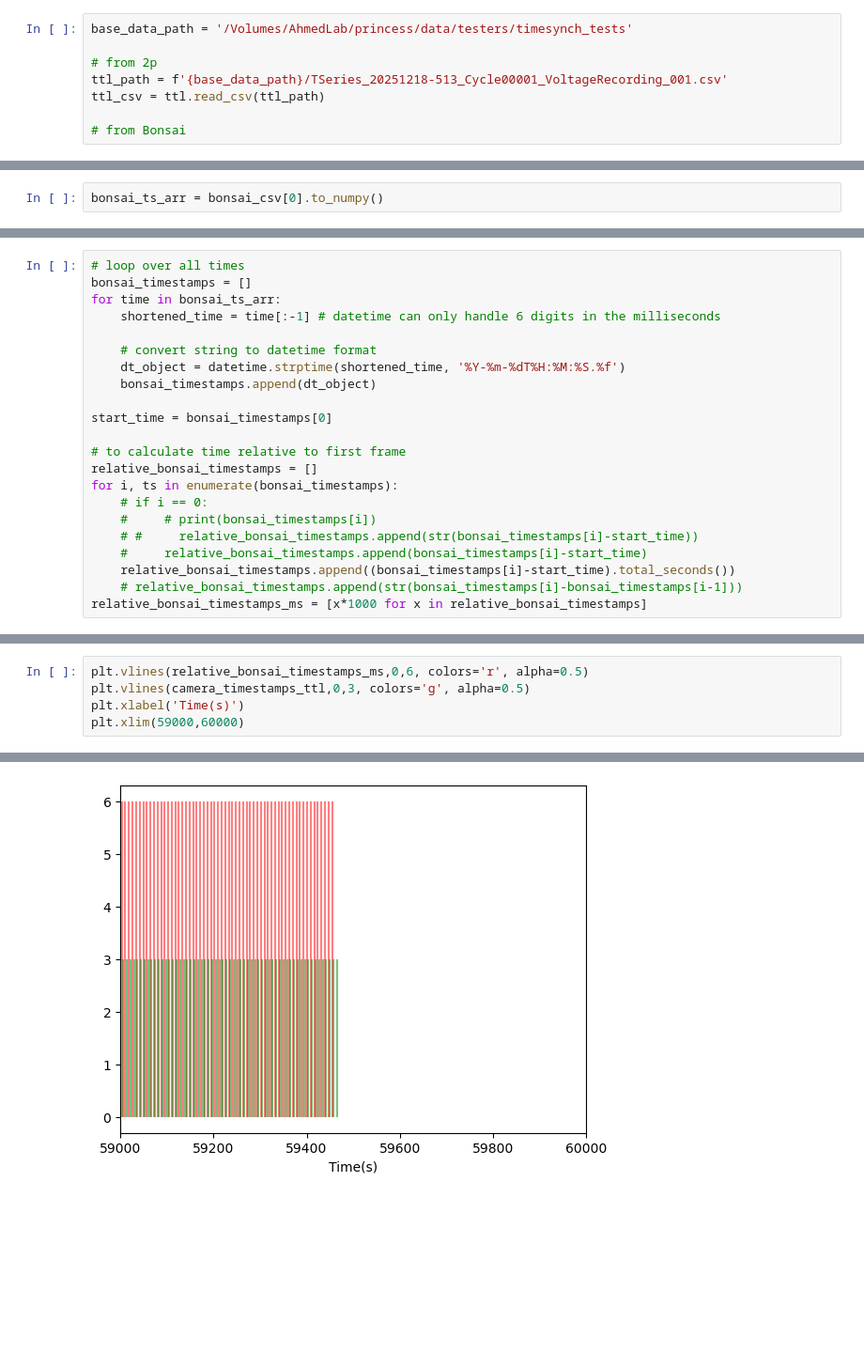
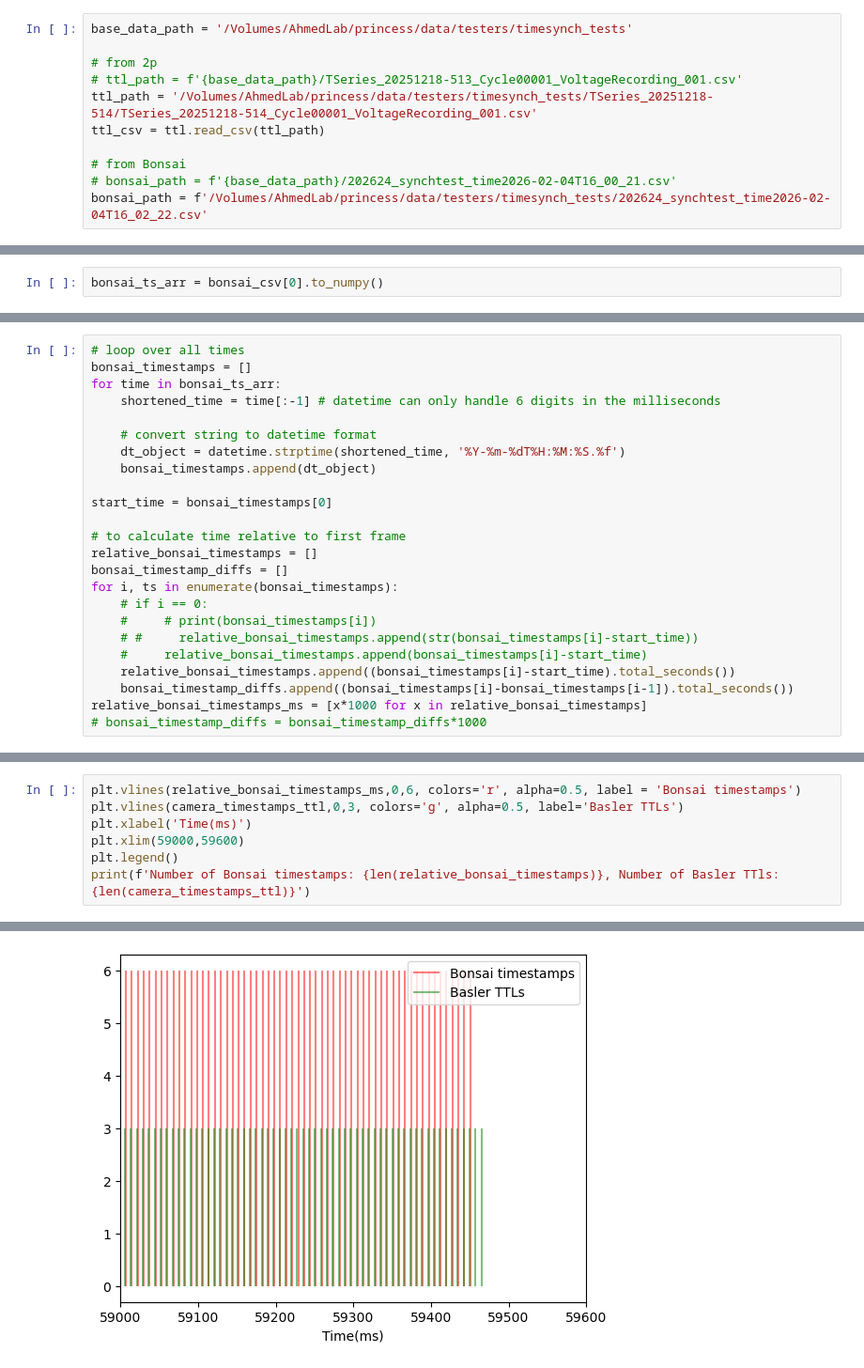
Before and after one commit to ptarabishi/maui_codebook, a Jupyter notebook: notebooks/2026_02_05_timesynch.ipynb, the cells around one changed output, grey strips where cells are left out. Shown at 94% size. Cells and saved outputs as stored; diff of their text form; blank space fills up the shorter version.

```diff
--- a/notebooks/2026_02_05_timesynch.ipynb
+++ b/notebooks/2026_02_05_timesynch.ipynb
@@ -9,10 +12,13 @@ import pandas as pd
 base_data_path = '/Volumes/AhmedLab/princess/data/testers/timesynch_tests'
 
 # from 2p
-ttl_path = f'{base_data_path}/TSeries_20251218-513_Cycle00001_VoltageRecording_001.csv'
+# ttl_path = f'{base_data_path}/TSeries_20251218-513_Cycle00001_VoltageRecording_001.csv'
+ttl_path = '/Volumes/AhmedLab/princess/data/testers/timesynch_tests/TSeries_20251218-514/TSeries_20251218-514_Cycle00001_VoltageRecording_001.csv'
 ttl_csv = ttl.read_csv(ttl_path)
 
 # from Bonsai
+# bonsai_path = f'{base_data_path}/202624_synchtest_time2026-02-04T16_00_21.csv'
+bonsai_path = f'/Volumes/AhmedLab/princess/data/testers/timesynch_tests/202624_synchtest_time2026-02-04T16_02_22.csv'
 # %%
 print(ttl_csv)
 # %% [output]
@@ -146,11 +141,13 @@ start_time = bonsai_timestamps[0]
 
 # to calculate time relative to first frame
 relative_bonsai_timestamps = []
+bonsai_timestamp_diffs = []
 for i, ts in enumerate(bonsai_timestamps):
     # if i == 0:
     #     # print(bonsai_timestamps[i])
     # #     relative_bonsai_timestamps.append(str(bonsai_timestamps[i]-start_time))
     #     relative_bonsai_timestamps.append(bonsai_timestamps[i]-start_time)
     relative_bonsai_timestamps.append((bonsai_timestamps[i]-start_time).total_seconds())
-    # relative_bonsai_timestamps.append(str(bonsai_timestamps[i]-bonsai_timestamps[i-1]))
+    bonsai_timestamp_diffs.append((bonsai_timestamps[i]-bonsai_timestamps[i-1]).total_seconds())
 relative_bonsai_timestamps_ms = [x*1000 for x in relative_bonsai_timestamps]
+# bonsai_timestamp_diffs = bonsai_timestamp_diffs*1000
@@ -159,6 +154,8 @@ relative_bonsai_timestamps_ms = [x*1000 for x in relative_bonsai_timestamps]
 # %%
-plt.vlines(relative_bonsai_timestamps_ms,0,6, colors='r', alpha=0.5)
-plt.vlines(camera_timestamps_ttl,0,3, colors='g', alpha=0.5)
-plt.xlabel('Time(s)')
-plt.xlim(59000,60000)
+plt.vlines(relative_bonsai_timestamps_ms,0,6, colors='r', alpha=0.5, label = 'Bonsai timestamps')
+plt.vlines(camera_timestamps_ttl,0,3, colors='g', alpha=0.5, label='Basler TTLs')
+plt.xlabel('Time(ms)')
+plt.xlim(59000,59600)
+plt.legend()
+print(f'Number of Bonsai timestamps: {len(relative_bonsai_timestamps)}, Number of Basler TTls: {len(camera_timestamps_ttl)}')
 # %% [output]
@@ -166 +163 @@ plt.xlim(59000,60000)
-[figure, old version]
+[figure, new version]
```
Also changed, not shown: parts of 19 cells of this notebook.
